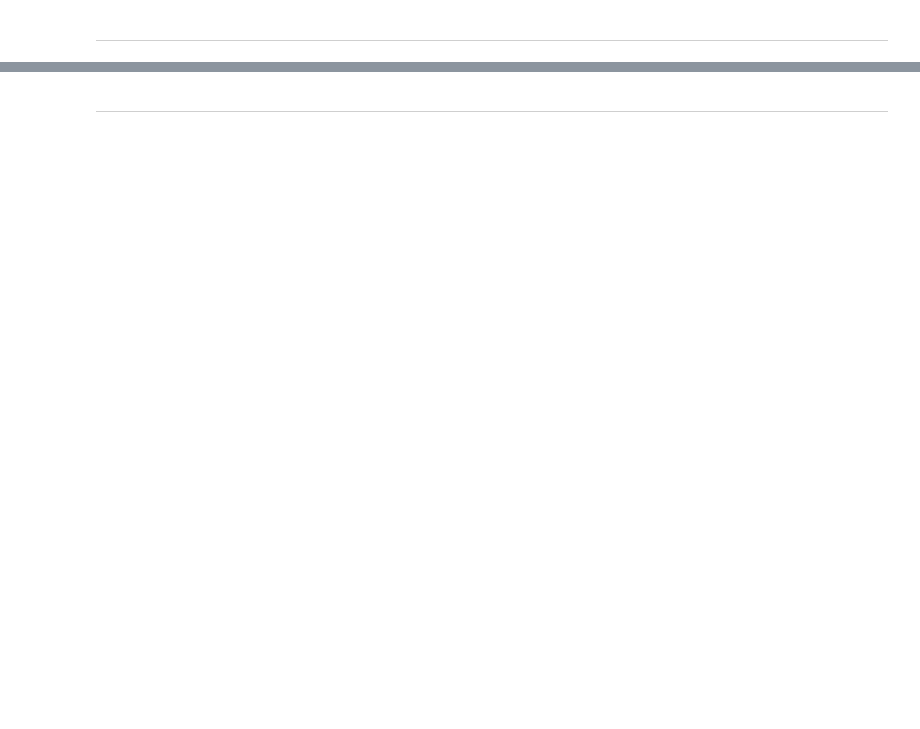
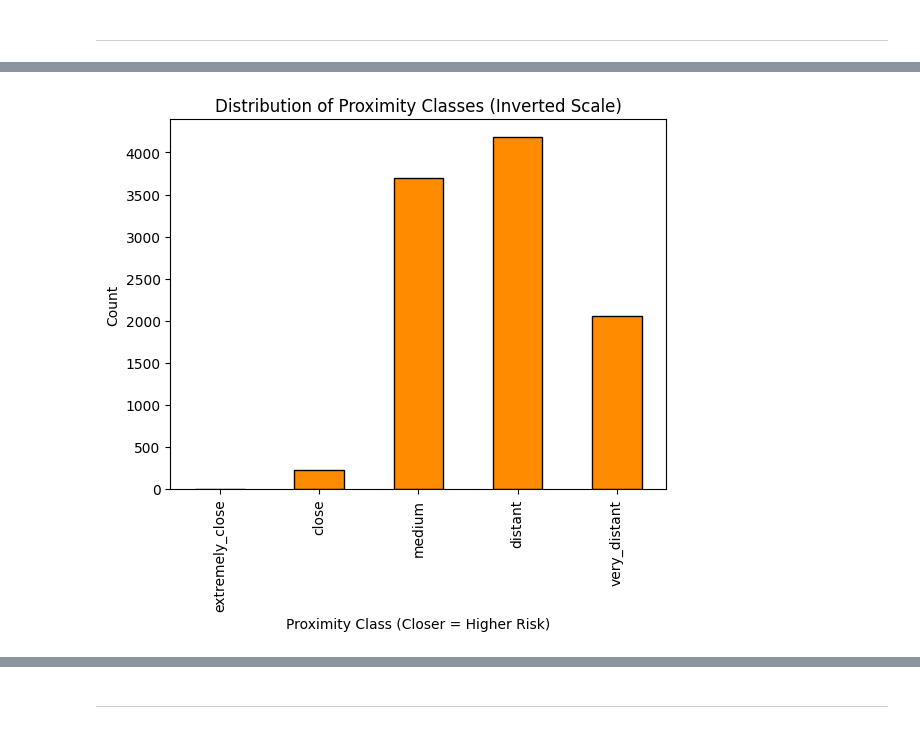
Before and after one commit to Mikeecee1/Near-Earth-Asteroid-Analysis, a Jupyter notebook: jupyter_notebooks/Modelling.ipynb, the cells around one changed output, grey strips where cells are left out. Saved outputs shown, nothing was run; the diff lists cells and outputs as text; code cells hidden in the pictures; blank space fills up the shorter version.

```diff
--- a/jupyter_notebooks/Modelling.ipynb
+++ b/jupyter_notebooks/Modelling.ipynb
@@ -182,0 +284,19 @@ NOTE
+# %%
+# Define proximity bands
+# These reflect roughly increasing encounter distance (in km)
+proximity_bins = [0, 2e6,1e7, 4e7, 5.5e7, df_model["miss_distance_mean"].max()]
+
+# Define *inverted* labels: closest → distant
+proximity_labels = [ "extremely_close", "close", "medium", "distant", "very_distant"]
+
+# Apply binning
+df_model["proximity_class"] = pd.cut(
+    df_model["miss_distance_mean"],
+    bins=proximity_bins,
+    labels=proximity_labels,
+    include_lowest=True
+)
+
+# Quick check of class distribution
+print("Proximity Class Distribution:")
+print(df_model["proximity_class"].value_counts(dropna=False))
@@ -182,0 +312,10 @@ NOTE
+# %%
+df_model["proximity_class"].value_counts().sort_index().plot(
+    kind="bar", color="darkorange", edgecolor="black"
+)
+plt.title("Distribution of Proximity Classes (Inverted Scale)")
+plt.xlabel("Proximity Class (Closer = Higher Risk)")
+plt.ylabel("Count")
+plt.show()
+# %% [output]
+[figure, added]
```
Also changed, not shown: parts of 29 cells of this notebook, 1 other file.
